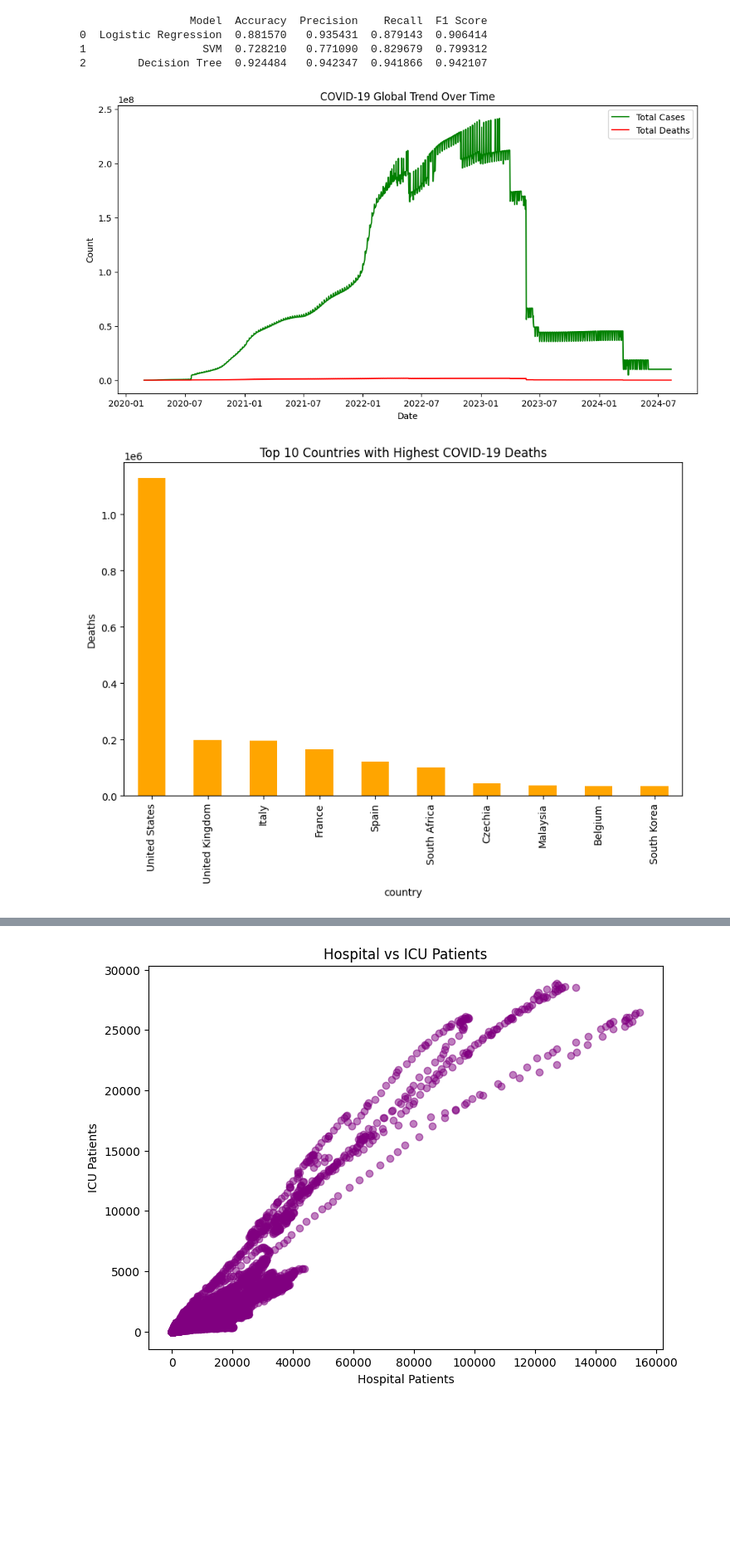
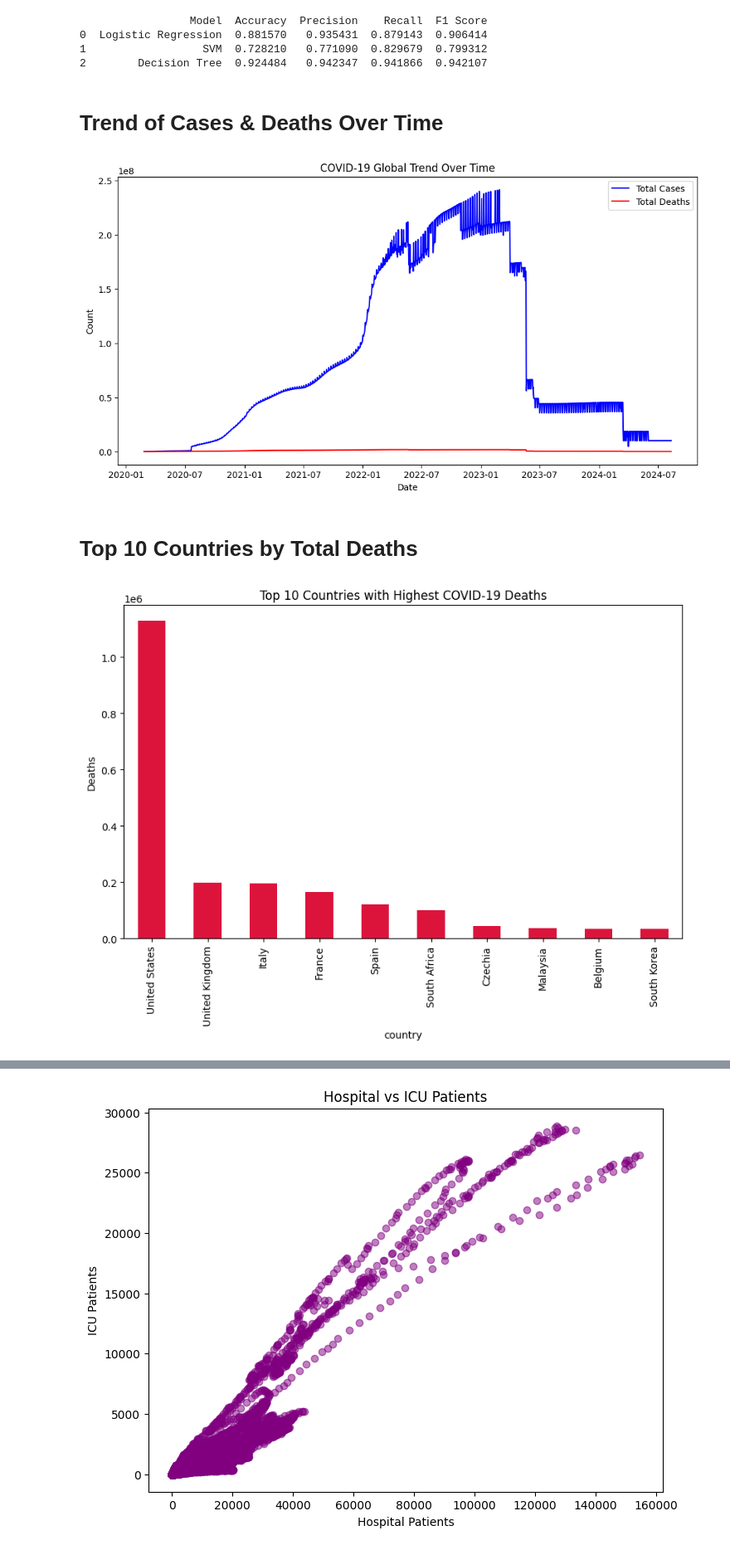
Before and after one commit to harsh78kashyap/COVID-19-ANALYSIS-DATA-SCIENCE-PROJECT-, a Jupyter notebook: covid19_analysis.ipynb, the cells around one changed output, grey strips where cells are left out. Shown at 83% size. Drawn from its saved outputs; the diff is of its cells as text; code cells hidden in the pictures; blank space fills up the shorter version.

```diff
--- a/covid19_analysis.ipynb
+++ b/covid19_analysis.ipynb
@@ -1239,6 +1287,8 @@ print(results_df)
 0  Logistic Regression  0.881570   0.935431  0.879143  0.906414
 1                  SVM  0.728210   0.771090  0.829679  0.799312
 2        Decision Tree  0.924484   0.942347  0.941866  0.942107
+# %% [markdown]
+# **Trend of Cases & Deaths Over Time**
 # %%
 import matplotlib.pyplot as plt
 
@@ -1249,7 +1299,7 @@ df['date'] = pd.to_datetime(df['date'])
 trend = df.groupby('date')[['total_cases','total_deaths']].sum().reset_index()
 
 plt.figure(figsize=(12,6))
-plt.plot(trend['date'], trend['total_cases'], label='Total Cases', color='green')
+plt.plot(trend['date'], trend['total_cases'], label='Total Cases', color='blue')
 plt.plot(trend['date'], trend['total_deaths'], label='Total Deaths', color='red')
 plt.title("COVID-19 Global Trend Over Time")
 plt.xlabel("Date")
@@ -1257,14 +1307,16 @@ plt.ylabel("Count")
 plt.legend()
 plt.show()
 # %% [output]
-[figure, old version]
+[figure, new version]
+# %% [markdown]
+# **Top 10 Countries by Total Deaths**
 # %%
 top_deaths = df.groupby('country')['total_deaths'].max().nlargest(10)
 
 plt.figure(figsize=(10,6))
-top_deaths.plot(kind='bar', color='orange')
+top_deaths.plot(kind='bar', color='crimson')
 plt.title("Top 10 Countries with Highest COVID-19 Deaths")
 plt.ylabel("Deaths")
 plt.show()
 # %% [output]
-[figure, old version]
+[figure, new version]
```
Also changed, not shown: parts of 37 cells of this notebook.
